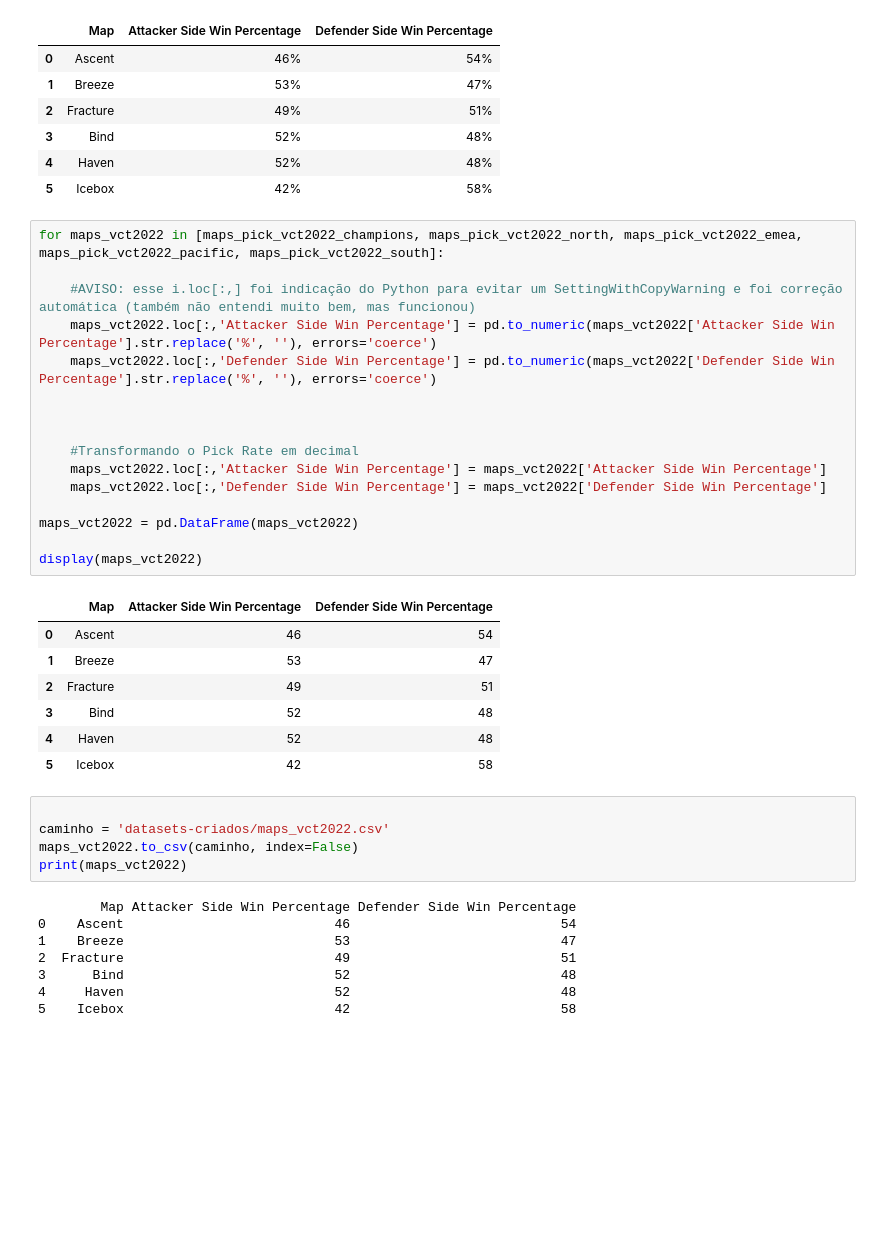
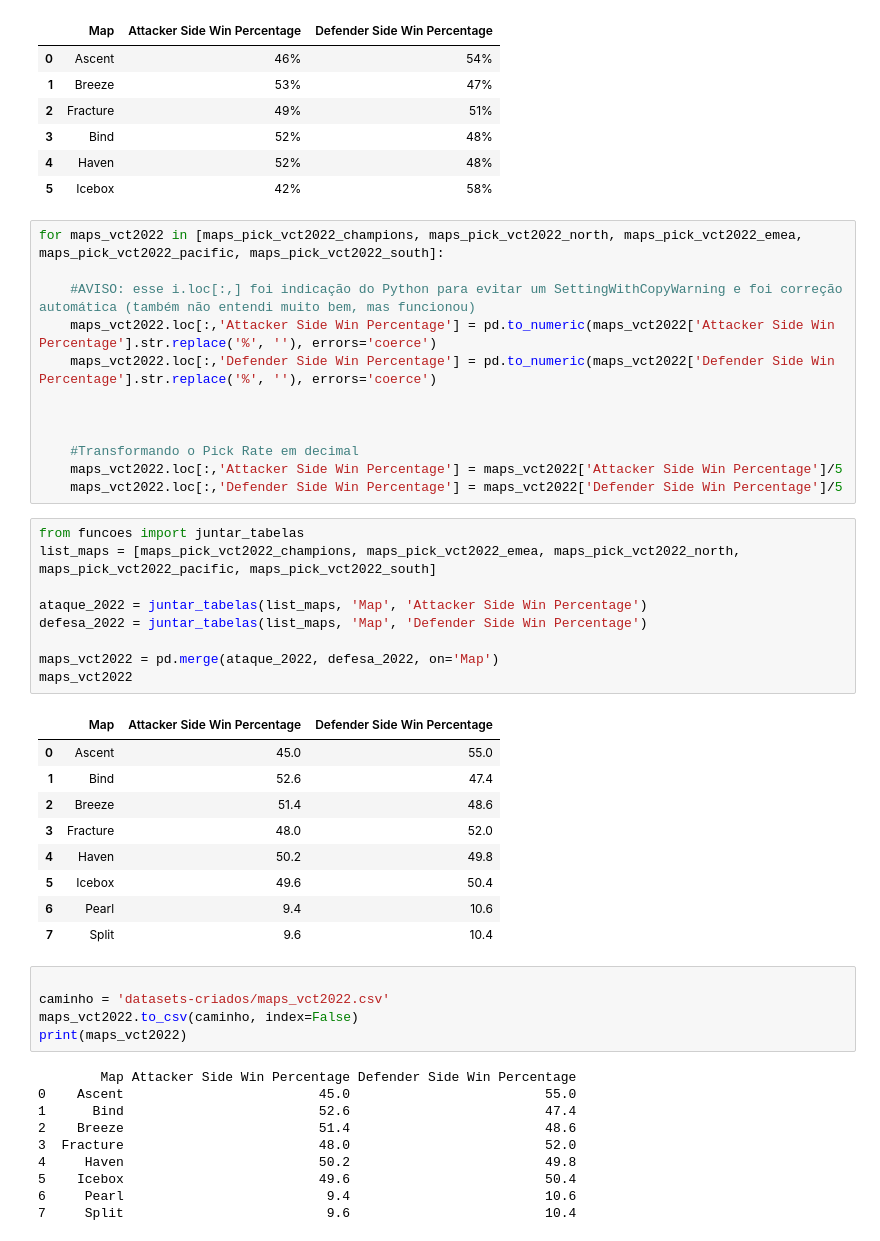
Before and after one commit to PedroLSCabral/Projeto-ICD, a Jupyter notebook: vct_2022.ipynb, the cells around one changed output. Drawn from its saved outputs; the diff is of its cells as text; blank space fills up the shorter version.

```diff
--- a/vct_2022.ipynb
+++ b/vct_2022.ipynb
@@ -334,20 +320,27 @@ for maps_vct2022 in [maps_pick_vct2022_champions, maps_pick_vct2022_north, maps_
 
 
     #Transformando o Pick Rate em decimal
-    maps_vct2022.loc[:,'Attacker Side Win Percentage'] = maps_vct2022['Attacker Side Win Percentage']
-    maps_vct2022.loc[:,'Defender Side Win Percentage'] = maps_vct2022['Defender Side Win Percentage']
-
-maps_vct2022 = pd.DataFrame(maps_vct2022)
-
-display(maps_vct2022)
+    maps_vct2022.loc[:,'Attacker Side Win Percentage'] = maps_vct2022['Attacker Side Win Percentage']/5
+    maps_vct2022.loc[:,'Defender Side Win Percentage'] = maps_vct2022['Defender Side Win Percentage']/5
-# %% [output]
-|  | Map | Attacker Side Win Percentage | Defender Side Win Percentage |
-| 0 | Ascent | 46 | 54 |
-| 1 | Breeze | 53 | 47 |
-| 2 | Fracture | 49 | 51 |
-| 3 | Bind | 52 | 48 |
-| 4 | Haven | 52 | 48 |
-| 5 | Icebox | 42 | 58 |
+# %%
+from funcoes import juntar_tabelas
+list_maps = [maps_pick_vct2022_champions, maps_pick_vct2022_emea, maps_pick_vct2022_north, maps_pick_vct2022_pacific, maps_pick_vct2022_south]
+
+ataque_2022 = juntar_tabelas(list_maps, 'Map', 'Attacker Side Win Percentage')
+defesa_2022 = juntar_tabelas(list_maps, 'Map', 'Defender Side Win Percentage')
+
+maps_vct2022 = pd.merge(ataque_2022, defesa_2022, on='Map')
+maps_vct2022
+# %% [output]
+|  | Map | Attacker Side Win Percentage | Defender Side Win Percentage |
+| 0 | Ascent | 45.0 | 55.0 |
+| 1 | Bind | 52.6 | 47.4 |
+| 2 | Breeze | 51.4 | 48.6 |
+| 3 | Fracture | 48.0 | 52.0 |
+| 4 | Haven | 50.2 | 49.8 |
+| 5 | Icebox | 49.6 | 50.4 |
+| 6 | Pearl | 9.4 | 10.6 |
+| 7 | Split | 9.6 | 10.4 |
 # %%
 
 caminho = 'datasets-criados/maps_vct2022.csv'
@@ -355,9 +348,11 @@ maps_vct2022.to_csv(caminho, index=False)
 print(maps_vct2022)
 # %% [output]
         Map Attacker Side Win Percentage Defender Side Win Percentage
-0    Ascent                           46                           54
-1    Breeze                           53                           47
-2  Fracture                           49                           51
-3      Bind                           52                           48
-4     Haven                           52                           48
-5    Icebox                           42                           58
+0    Ascent                         45.0                         55.0
+1      Bind                         52.6                         47.4
+2    Breeze                         51.4                         48.6
+3  Fracture                         48.0                         52.0
+4     Haven                         50.2                         49.8
+5    Icebox                         49.6                         50.4
+6     Pearl                          9.4                         10.6
+7     Split                          9.6                         10.4
```
Also changed, not shown: parts of 3 cells of this notebook, 11 other files.
